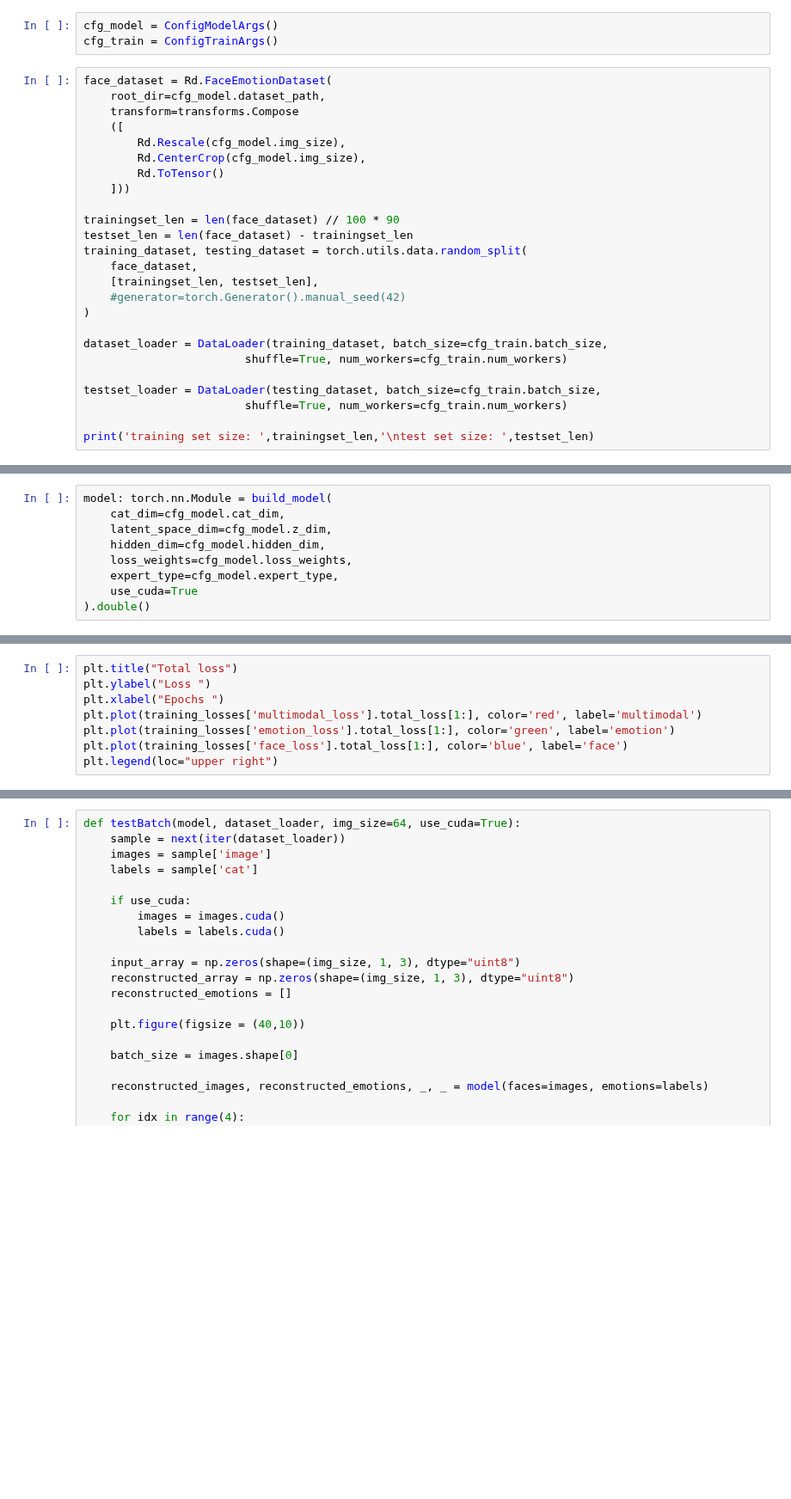
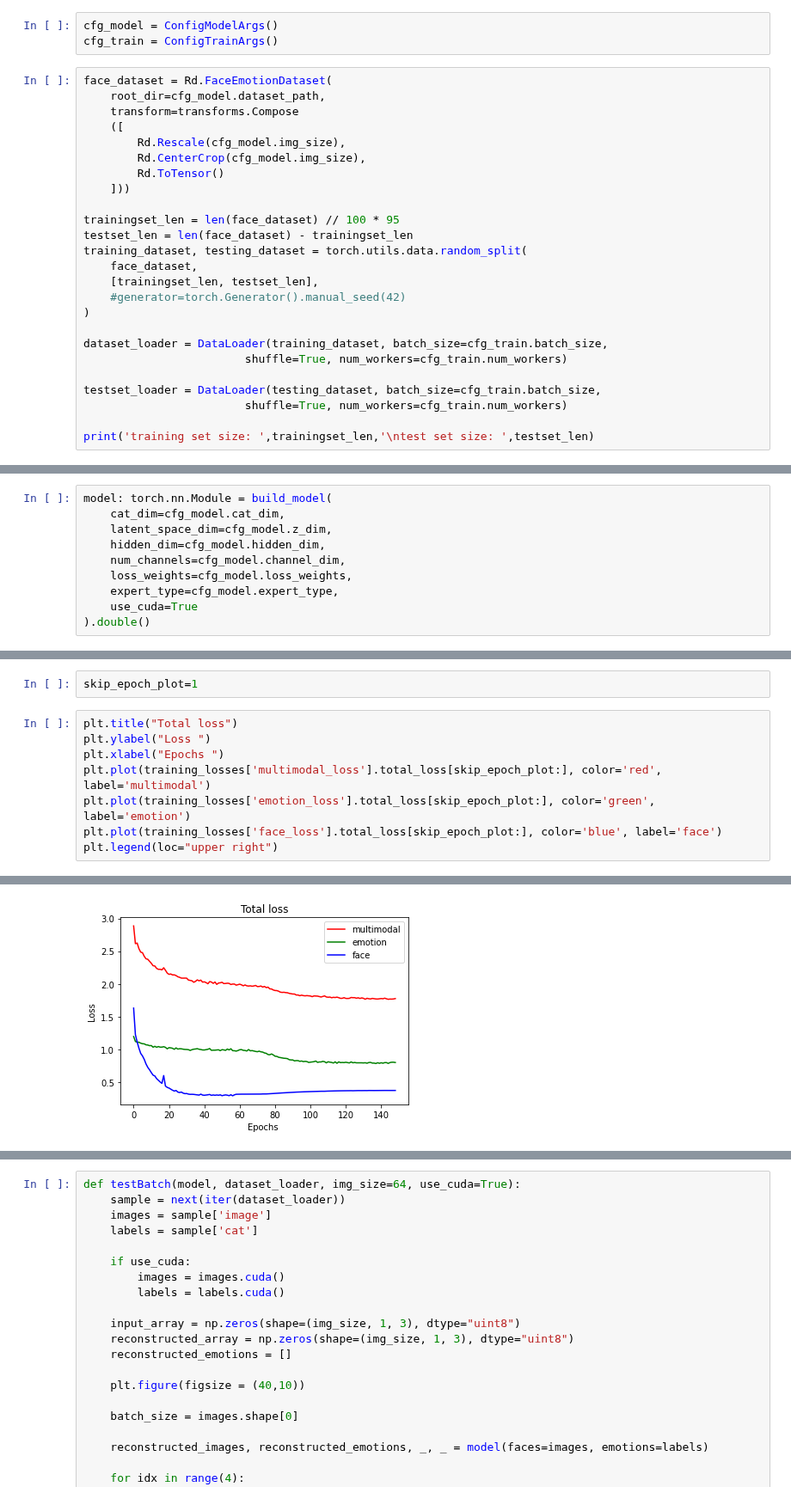
Before and after one commit to Ale-Ba2lero/Multimodal-Emotion-Analysis, a Jupyter notebook: src/mvae_torch/face_emotions_mvae_torch.ipynb, the cells around one changed output, grey strips where cells are left out. Shown at 86% size. Saved outputs shown, nothing was run; the diff lists cells and outputs as text; blank space fills up the shorter version.

Commit message:
model tuning

```diff
--- a/src/mvae_torch/face_emotions_mvae_torch.ipynb
+++ b/src/mvae_torch/face_emotions_mvae_torch.ipynb
@@ -26,7 +26,7 @@ face_dataset = Rd.FaceEmotionDataset(
         Rd.ToTensor()
     ]))
 
-trainingset_len = len(face_dataset) // 100 * 90
+trainingset_len = len(face_dataset) // 100 * 95
 testset_len = len(face_dataset) - trainingset_len
 training_dataset, testing_dataset = torch.utils.data.random_split(
     face_dataset,
@@ -46,6 +49,7 @@ model: torch.nn.Module = build_model(
     cat_dim=cfg_model.cat_dim,
     latent_space_dim=cfg_model.z_dim,
     hidden_dim=cfg_model.hidden_dim,
+    num_channels=cfg_model.channel_dim,
     loss_weights=cfg_model.loss_weights,
     expert_type=cfg_model.expert_type,
     use_cuda=True
@@ -68,8 +314,11 @@ training_losses = train(
+# %%
+skip_epoch_plot=1
 # %%
 plt.title("Total loss")
 plt.ylabel("Loss ")
 plt.xlabel("Epochs ")
-plt.plot(training_losses['multimodal_loss'].total_loss[1:], color='red', label='multimodal')
-plt.plot(training_losses['emotion_loss'].total_loss[1:], color='green', label='emotion')
-plt.plot(training_losses['face_loss'].total_loss[1:], color='blue', label='face')
+plt.plot(training_losses['multimodal_loss'].total_loss[skip_epoch_plot:], color='red', label='multimodal')
+plt.plot(training_losses['emotion_loss'].total_loss[skip_epoch_plot:], color='green', label='emotion')
+plt.plot(training_losses['face_loss'].total_loss[skip_epoch_plot:], color='blue', label='face')
 plt.legend(loc="upper right")
+# %% [output]
@@ -75,0 +326 @@ plt.legend(loc="upper right")
+[figure, added]
```
Also changed, not shown: parts of 13 cells of this notebook, 3 other files.
